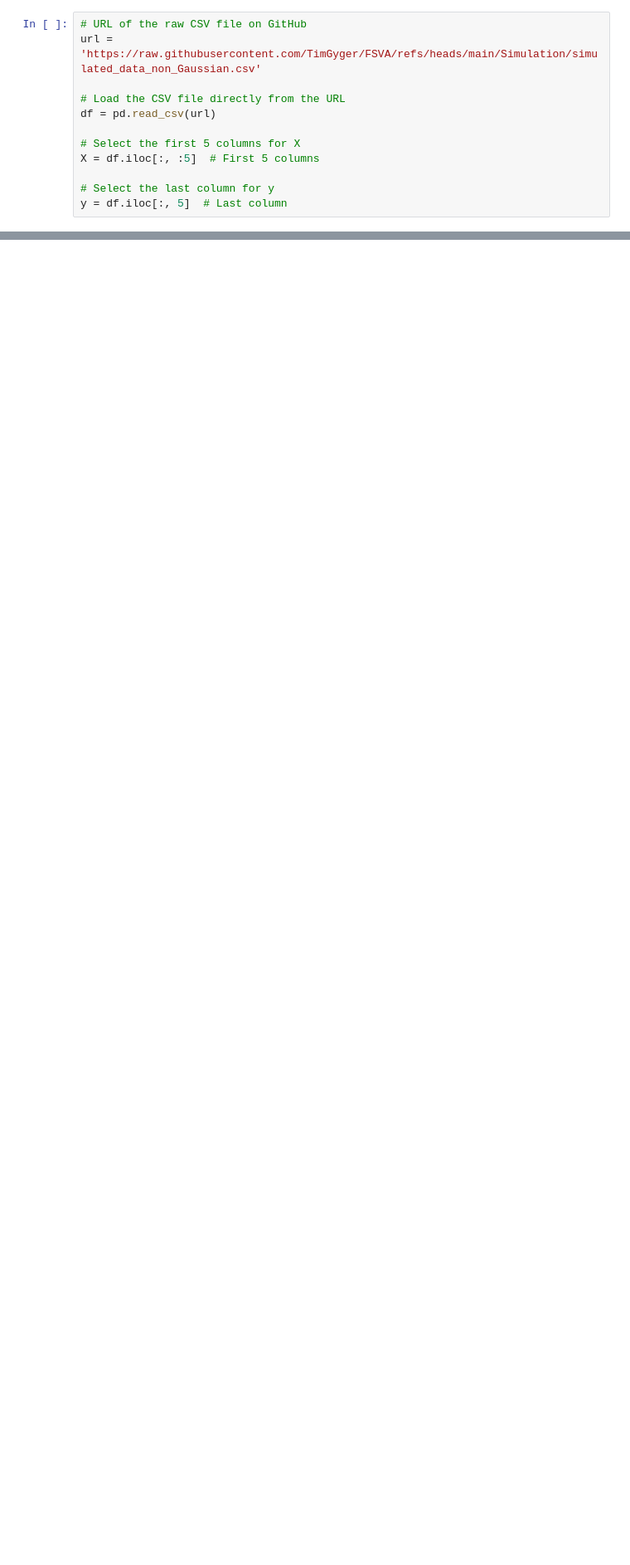
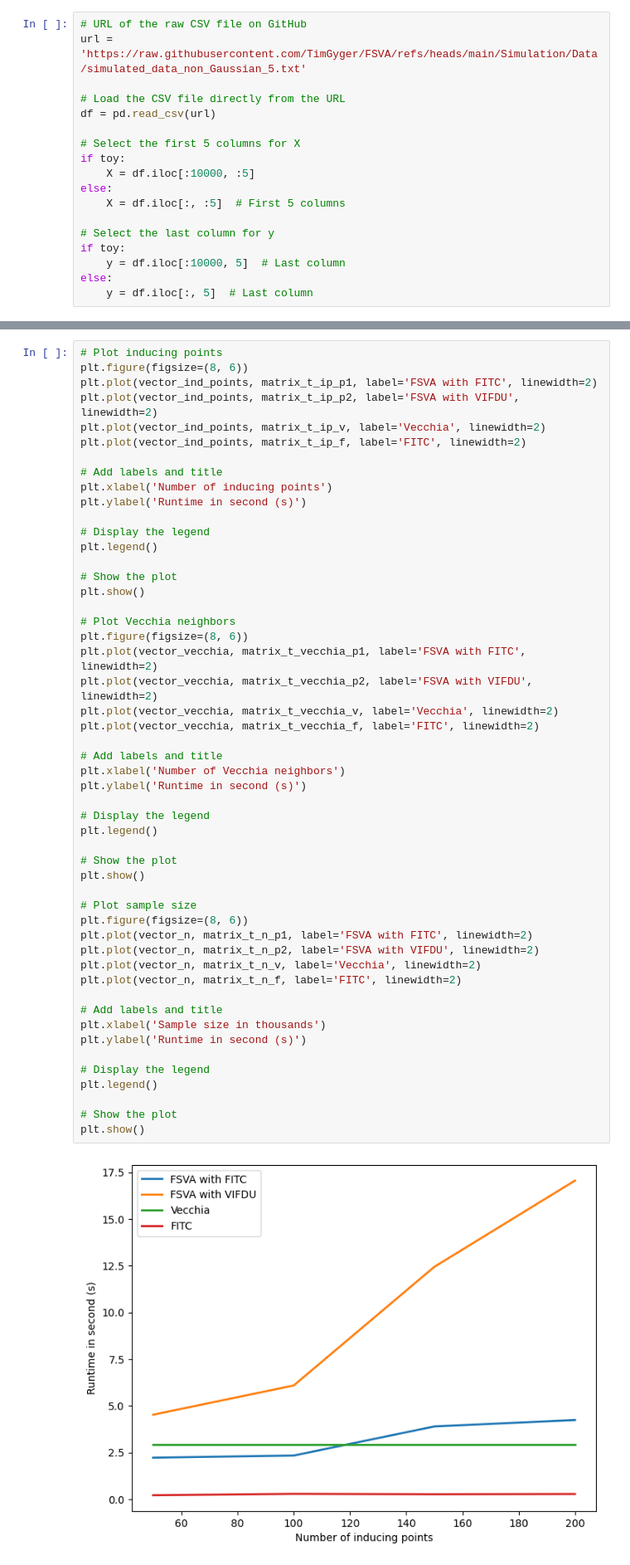
Before and after one commit to TimGyger/FSVA, a Jupyter notebook: Simulation/Runtime.ipynb, the cells around one changed output, grey strips where cells are left out. Shown: that part at 83% size. Saved outputs shown, nothing was run; the diff lists cells and outputs as text; blank space fills up the shorter version.

```diff
--- a/Simulation/Runtime.ipynb
+++ b/Simulation/Runtime.ipynb
@@ -271,15 +547,21 @@ plt.show()
 # %%
 # URL of the raw CSV file on GitHub
-url = 'https://raw.githubusercontent.com/TimGyger/FSVA/refs/heads/main/Simulation/simulated_data_non_Gaussian.csv'
+url = 'https://raw.githubusercontent.com/TimGyger/FSVA/refs/heads/main/Simulation/Data/simulated_data_non_Gaussian_5.txt'
 
 # Load the CSV file directly from the URL
 df = pd.read_csv(url)
 
 # Select the first 5 columns for X
-X = df.iloc[:, :5]  # First 5 columns
+if toy:
+    X = df.iloc[:10000, :5]
+else:
+    X = df.iloc[:, :5]  # First 5 columns
 
 # Select the last column for y
-y = df.iloc[:, 5]  # Last column
+if toy:
+    y = df.iloc[:10000, 5]  # Last column
+else:
+    y = df.iloc[:, 5]  # Last column
 # %%
 # Convert to numpy:
 X_np = X.to_numpy()
@@ -512,0 +1070,53 @@ plt.show()
+# %%
+# Plot inducing points
+plt.figure(figsize=(8, 6))
+plt.plot(vector_ind_points, matrix_t_ip_p1, label='FSVA with FITC', linewidth=2)
+plt.plot(vector_ind_points, matrix_t_ip_p2, label='FSVA with VIFDU', linewidth=2)
+plt.plot(vector_ind_points, matrix_t_ip_v, label='Vecchia', linewidth=2)
+plt.plot(vector_ind_points, matrix_t_ip_f, label='FITC', linewidth=2)
+
+# Add labels and title
+plt.xlabel('Number of inducing points')
+plt.ylabel('Runtime in second (s)')
+
+# Display the legend
+plt.legend()
+
+# Show the plot
+plt.show()
+
+# Plot Vecchia neighbors
+plt.figure(figsize=(8, 6))
+plt.plot(vector_vecchia, matrix_t_vecchia_p1, label='FSVA with FITC', linewidth=2)
+plt.plot(vector_vecchia, matrix_t_vecchia_p2, label='FSVA with VIFDU', linewidth=2)
+plt.plot(vector_vecchia, matrix_t_vecchia_v, label='Vecchia', linewidth=2)
+plt.plot(vector_vecchia, matrix_t_vecchia_f, label='FITC', linewidth=2)
+
+# Add labels and title
+plt.xlabel('Number of Vecchia neighbors')
+plt.ylabel('Runtime in second (s)')
+
+# Display the legend
+plt.legend()
+
+# Show the plot
+plt.show()
+
+# Plot sample size
+plt.figure(figsize=(8, 6))
+plt.plot(vector_n, matrix_t_n_p1, label='FSVA with FITC', linewidth=2)
+plt.plot(vector_n, matrix_t_n_p2, label='FSVA with VIFDU', linewidth=2)
+plt.plot(vector_n, matrix_t_n_v, label='Vecchia', linewidth=2)
+plt.plot(vector_n, matrix_t_n_f, label='FITC', linewidth=2)
+
+# Add labels and title
+plt.xlabel('Sample size in thousands')
+plt.ylabel('Runtime in second (s)')
+
+# Display the legend
+plt.legend()
+
+# Show the plot
+plt.show()
+# %% [output]
+[figure, added]
```
Also changed, not shown: parts of 22 cells of this notebook, 1 other file.
